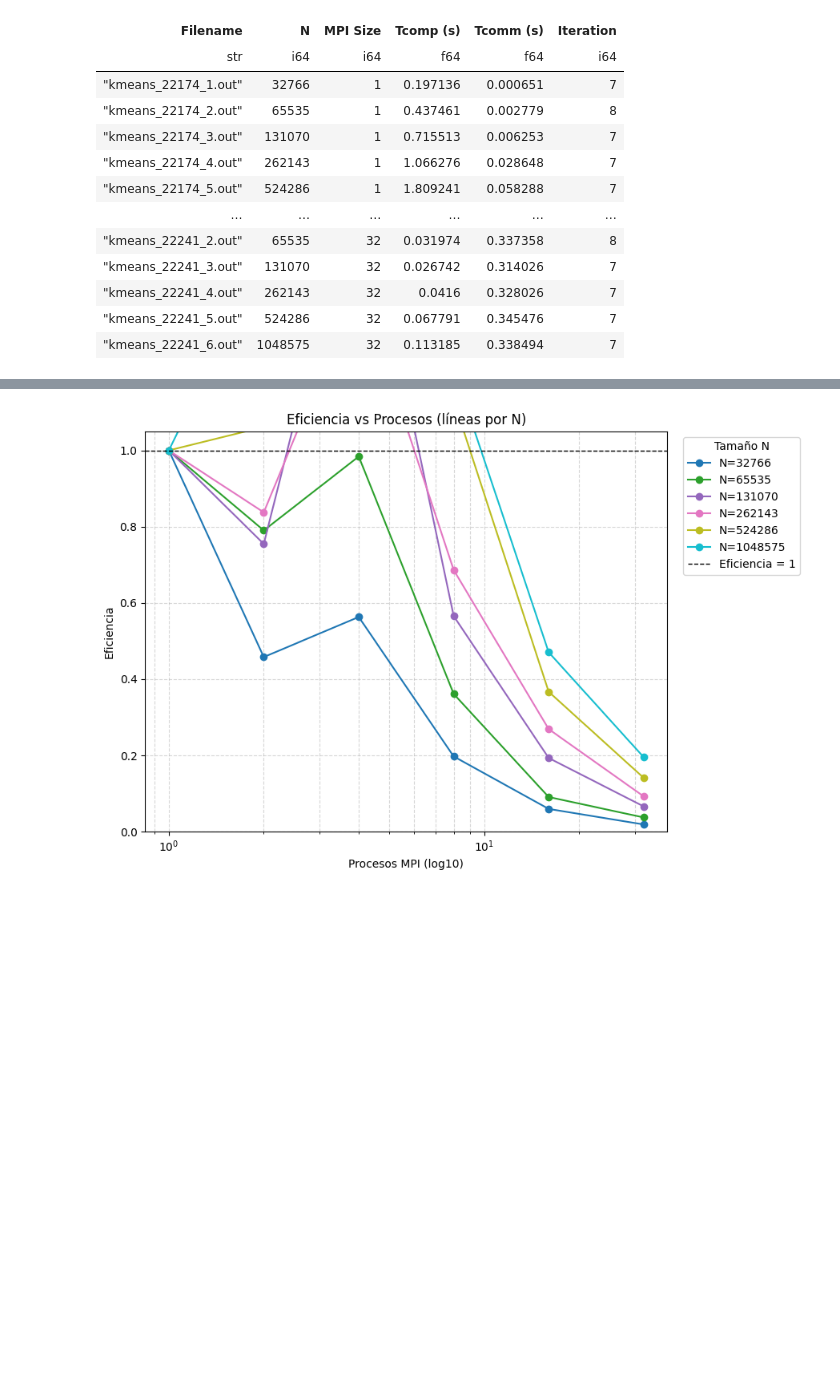
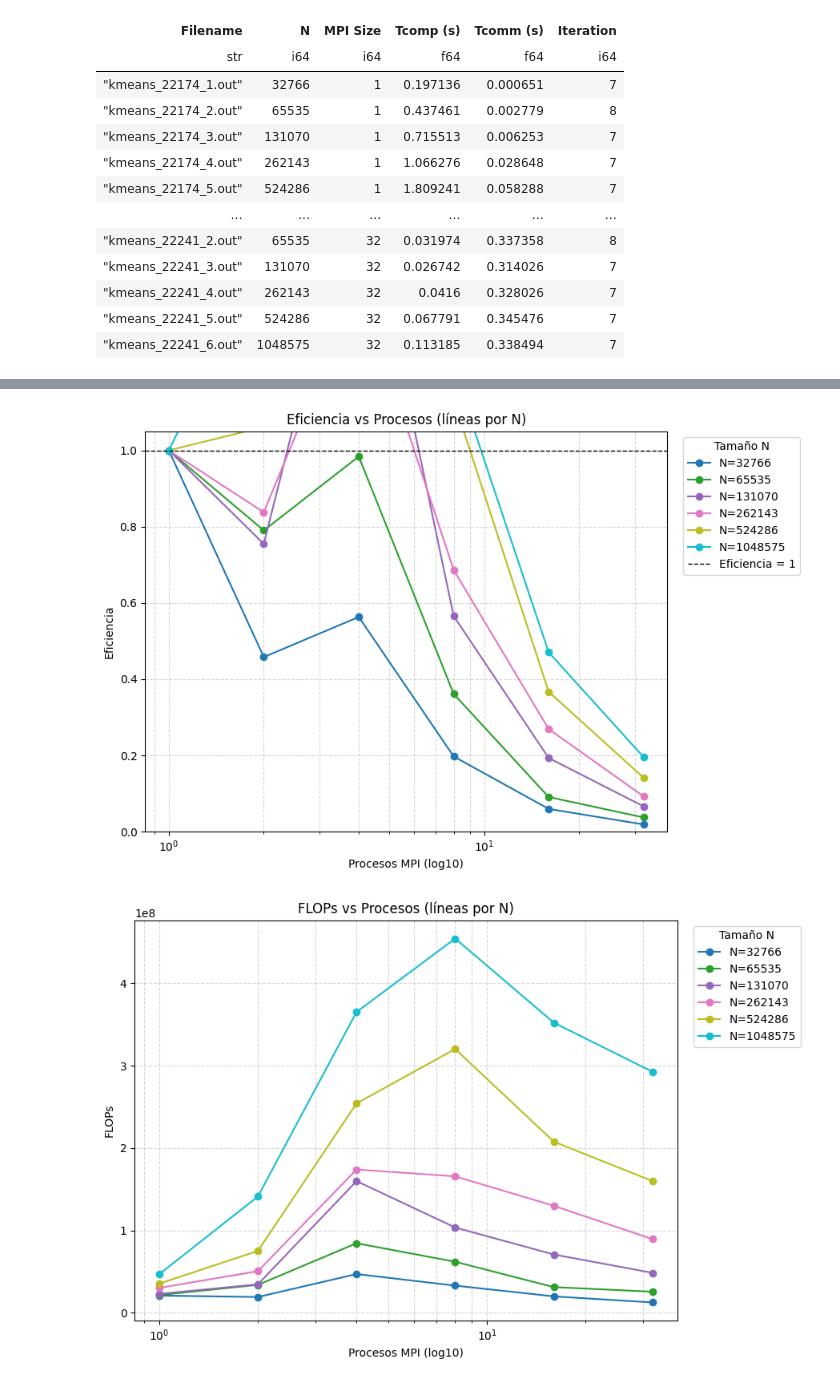
Before and after one commit to s110/Maestria, a Jupyter notebook: 4_hpc/codigo/11_ec02_kmeans/ec02_dev.ipynb, the cells around one changed output, grey strips where cells are left out. Drawn from its saved outputs; the diff is of its cells as text; code cells hidden in the pictures; blank space fills up the shorter version.

```diff
--- a/4_hpc/codigo/11_ec02_kmeans/ec02_dev.ipynb
+++ b/4_hpc/codigo/11_ec02_kmeans/ec02_dev.ipynb
@@ -142,7 +144,7 @@ import numpy as np
 from matplotlib import cm
 
 # Filtrado de filas válidas y conversión a pandas para graficar
-cols_needed = ['MPI Size','N','Tiempo Total','speedup','efficiency']
+cols_needed = ['MPI Size','N','Tiempo Total','speedup','efficiency','flop_p_sec']
 df_plot = (
     df_full_measures
     .select(cols_needed)
@@ -192,30 +194,46 @@ else:
     if xs.size > 0:
         plt.plot(xs, xs, 'k--', label='Ideal')
     plt.grid(True, which='both', ls='--', alpha=0.5)
     plt.xlabel('Procesos MPI (log10)')
     plt.ylabel('Speedup (log10)')
     plt.title('Speedup vs Procesos (líneas por N)')
     plt.legend(title='Tamaño N', bbox_to_anchor=(1.02, 1), loc='upper left')
     plt.tight_layout()
     plt.show()
 
     # --- 3) Eficiencia vs Procesos MPI (semilog-x) ---
     plt.figure(figsize=(9,6))
     for n in tamanos:
         sub = pdf[pdf['N'] == n].sort_values('MPI Size')
         if not sub.empty:
             plt.plot(sub['MPI Size'], sub['efficiency'], marker='o', label=f'N={n}', color=color_for[n])
     plt.xscale('log')  # semilog-x
     plt.ylim(0, 1.05)
     plt.axhline(1.0, color='k', linestyle='--', linewidth=1, label='Eficiencia = 1')
     plt.grid(True, which='both', ls='--', alpha=0.5)
     plt.xlabel('Procesos MPI (log10)')
     plt.ylabel('Eficiencia')
     plt.title('Eficiencia vs Procesos (líneas por N)')
     plt.legend(title='Tamaño N', bbox_to_anchor=(1.02, 1), loc='upper left')
     plt.tight_layout()
     plt.show()
+
+    # --- 4) FLOPs vs Procesos MPI (semilog-x) ---
+    plt.figure(figsize=(9,6))
+    for n in tamanos:
+        sub = pdf[pdf['N'] == n].sort_values('MPI Size')
+        if not sub.empty:
+            plt.plot(sub['MPI Size'], sub['flop_p_sec'], marker='o', label=f'N={n}', color=color_for[n])
+    plt.xscale('log')  # semilog-x
+    plt.grid(True, which='both', ls='--', alpha=0.5)
+    plt.xlabel('Procesos MPI (log10)')
+    plt.ylabel('FLOPs')
+    plt.title('FLOPs vs Procesos (líneas por N)')
+    plt.legend(title='Tamaño N', bbox_to_anchor=(1.02, 1), loc='upper left')
+    plt.tight_layout()
+    plt.show()
 # %% [output]
 [figure]
 [figure]
 [figure]
+[figure, added]
```
Also changed, not shown: parts of 2 cells of this notebook, 1 other file.
